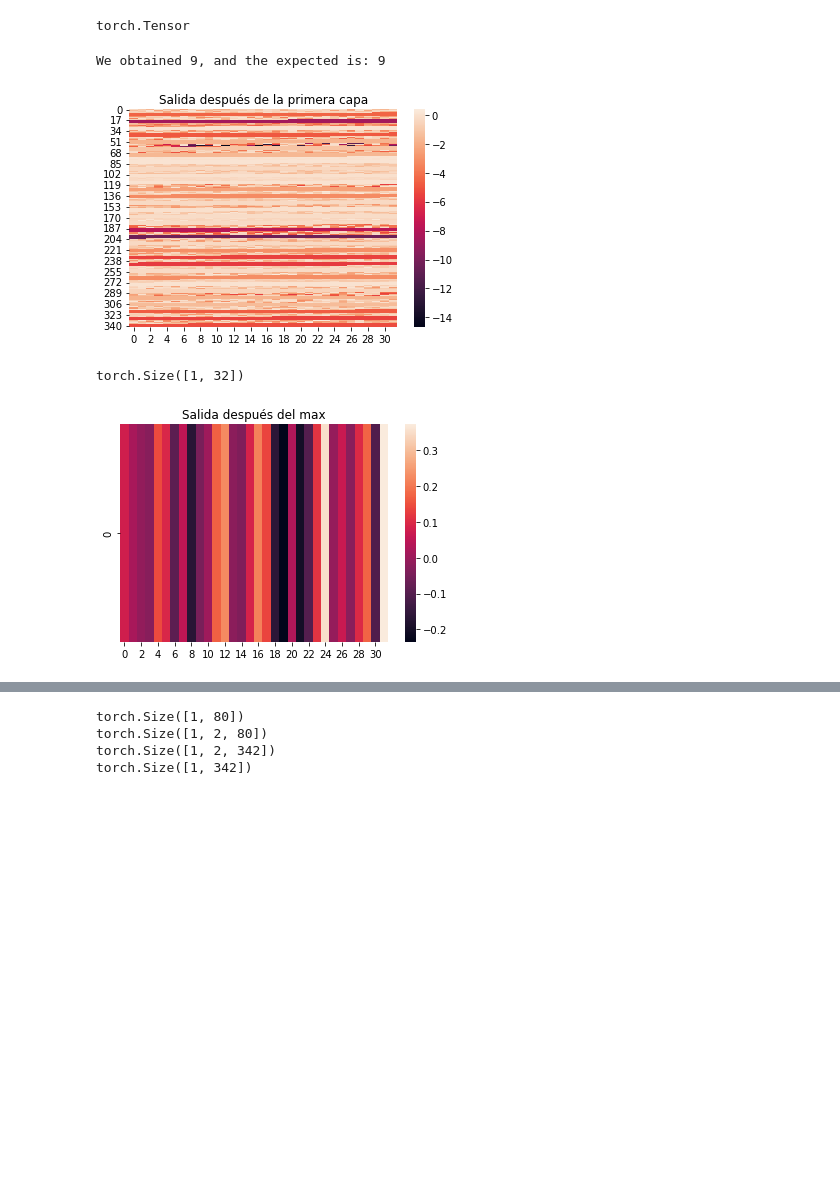
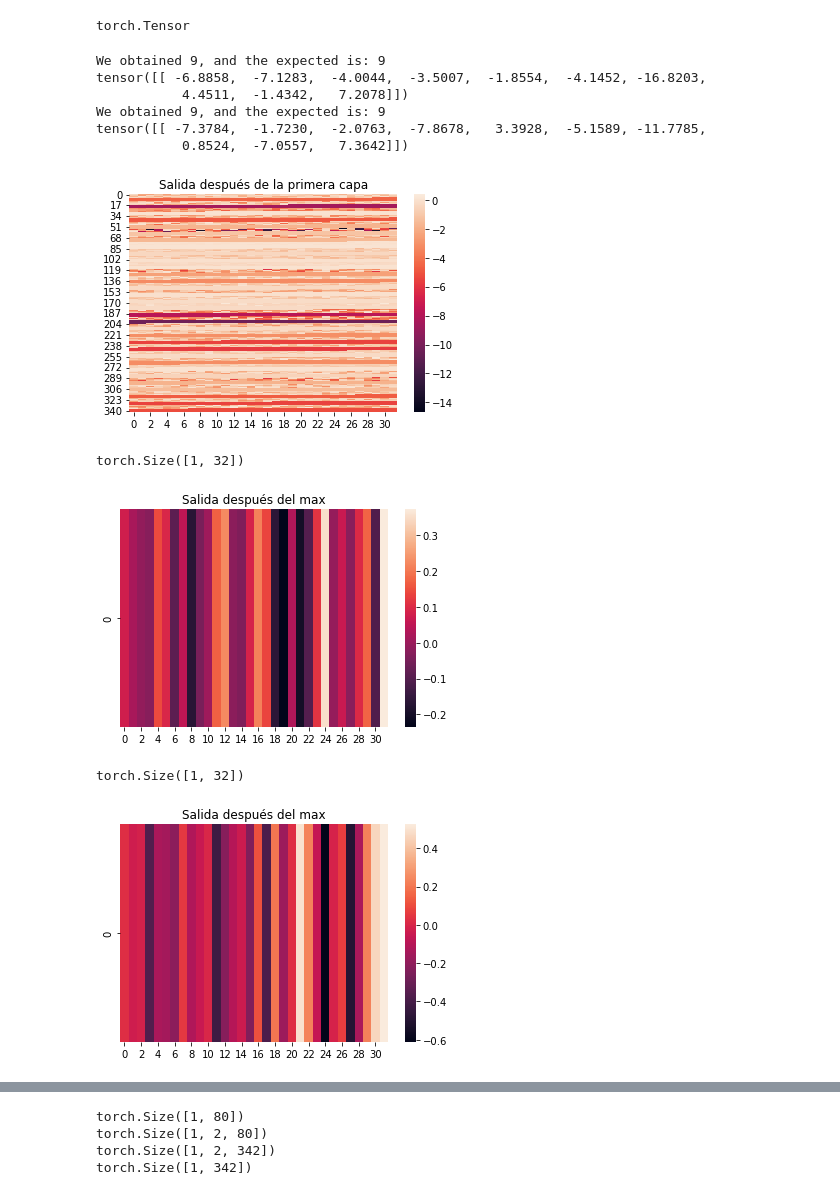
Before and after one commit to AhmedBegggaUA/SetXAI, a Jupyter notebook: DeepSets Clasification MnistSet/Clasificador_deepset_max_encoder.ipynb, the cells around one changed output, grey strips where cells are left out. Drawn from its saved outputs; the diff is of its cells as text; code cells hidden in the pictures; blank space fills up the shorter version.

```diff
--- a/src/Clasificador_deepset_max_encoder.ipynb
+++ b/DeepSets Clasification MnistSet/Clasificador_deepset_max_encoder.ipynb
@@ -177,3 +177,17 @@ pyplot.show()
 # %% [output]
 torch.Size([16, 32])
 [figure]
+# %%
+dataset = MNISTSet(train=False, full=True)
+expected3, sample3,mask_sample3 = dataset[7]
+x = sample3[1, :]
+y = sample3[0, :]
+pyplot.scatter(x, y,color ='b')
+pyplot.axis([0, 1, 1, 0])
+pyplot.title('Label: {}'.format(expected))
+#plt.savefig('test.png')
+pyplot.show()
+sample3 = sample3.unsqueeze(0)
+mask_sample3 = mask_sample3.unsqueeze(0)
+expected3 = torch.tensor(expected3).unsqueeze(0)
+print(sample3.shape)
@@ -199,8 +215,17 @@ torch.Tensor
 with torch.no_grad():
     pred = miNet(sample,mask_sample)
     print("We obtained {}, and the expected is: {}".format(np.argmax(pred).item(),expected.item()))
+    print(pred)
+    pred1 = miNet(sample3,mask_sample3)
+    print("We obtained {}, and the expected is: {}".format(np.argmax(pred1).item(),expected3.item()))
+    print(pred1)
 # %% [output]
 We obtained 9, and the expected is: 9
+tensor([[ -6.8858,  -7.1283,  -4.0044,  -3.5007,  -1.8554,  -4.1452, -16.8203,
+           4.4511,  -1.4342,   7.2078]])
+We obtained 9, and the expected is: 9
+tensor([[ -7.3784,  -1.7230,  -2.0763,  -7.8678,   3.3928,  -5.1589, -11.7785,
+           0.8524,  -7.0557,   7.3642]])
 # %%
 class Model1(nn.Module):
     def __init__(self, input_channels, output_channels, dim, **kwargs):
@@ -254,29 +279,39 @@ class Model2(nn.Module):
 # %%
 model1 = Model1(set_channels,latent_dim,hidden_dim)
 model2 = Model2(set_channels,latent_dim,hidden_dim)
 model1.conv = miNet.conv
 model2.conv = miNet.conv
 #print(miNet.conv[0].weight)
 #print(model1.conv[0].weight)
 with torch.no_grad():
     pred = model1(sample,mask_sample)
     feature_map = pred
     data = pred.squeeze(0).detach().view(342,32).numpy()
     sn.heatmap(data, annot=False, fmt='g')
     pyplot.title("Salida después de la primera capa")
     pyplot.show()
 
     pred = model2(sample,mask_sample)
     max_map = pred
     print(pred.shape)
     data = pred.detach().numpy()
     sn.heatmap(data, annot=False, fmt='g')
     pyplot.title("Salida después del max")
     pyplot.show()
+
+    pred = model2(sample3,mask_sample3)
+    max_map = pred
+    print(pred.shape)
+    data = pred.detach().numpy()
+    sn.heatmap(data, annot=False, fmt='g')
+    pyplot.title("Salida después del max")
+    pyplot.show()
 # %% [output]
-[figure, old version]
+[figure, new version]
 torch.Size([1, 32])
 [figure]
+torch.Size([1, 32])
+[figure, added]
 # %%
 critical = np.zeros(342)
 features = feature_map.squeeze(0).detach().numpy()
```
Also changed, not shown: parts of 17 cells of this notebook, 9 other files.
